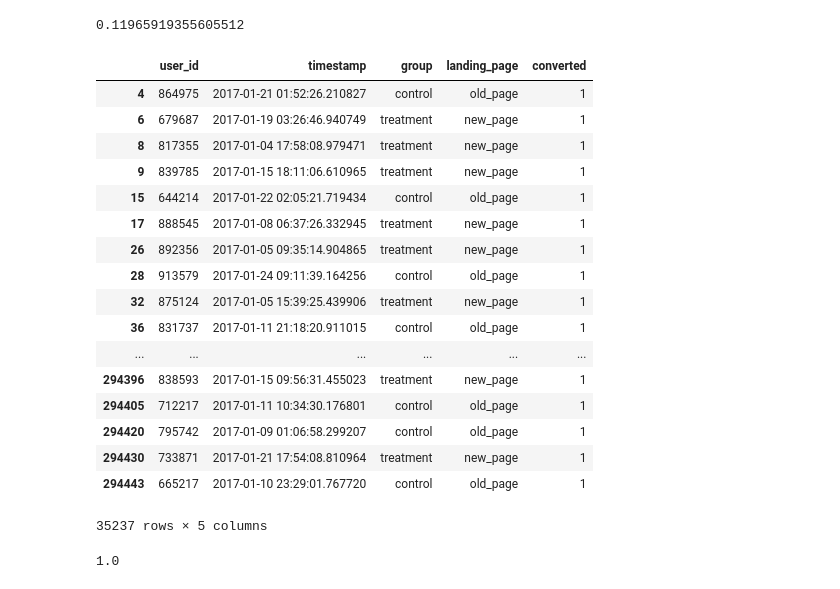
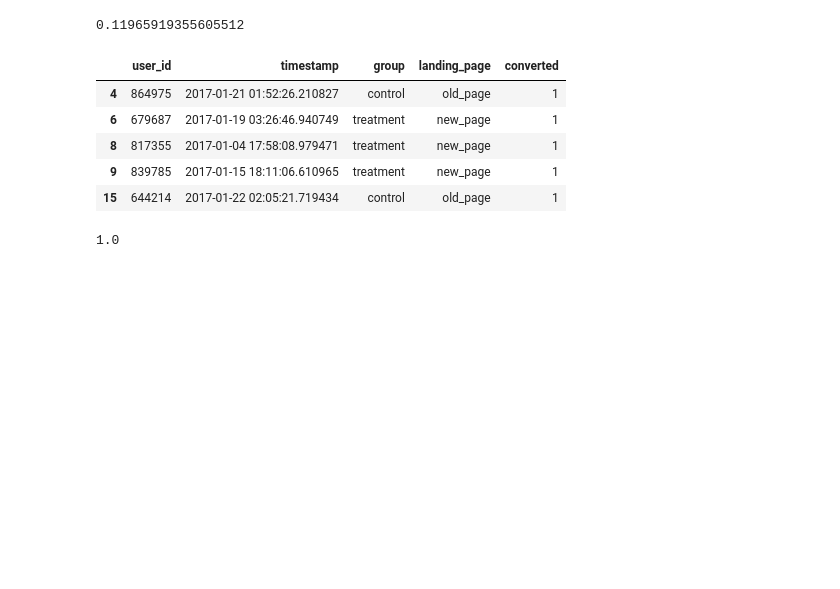
Before and after one commit to chpolyzo/DAND, a Jupyter notebook: third_project/Analyze_ab_test_results_notebook.ipynb, the cells around one changed output. Saved outputs shown, nothing was run; the diff lists cells and outputs as text; code cells hidden in the pictures; blank space fills up the shorter version.

```diff
--- a/third_project/Analyze_ab_test_results_notebook.ipynb
+++ b/third_project/Analyze_ab_test_results_notebook.ipynb
@@ -68,26 +68,14 @@ df['converted'].mean()
 # %%
 mask = (df.converted == 1)
 # %%
-df[mask]
+df[mask].head()
 # %% [output]
 |  | user_id | timestamp | group | landing_page | converted |
 | 4 | 864975 | 2017-01-21 01:52:26.210827 | control | old_page | 1 |
 | 6 | 679687 | 2017-01-19 03:26:46.940749 | treatment | new_page | 1 |
 | 8 | 817355 | 2017-01-04 17:58:08.979471 | treatment | new_page | 1 |
 | 9 | 839785 | 2017-01-15 18:11:06.610965 | treatment | new_page | 1 |
 | 15 | 644214 | 2017-01-22 02:05:21.719434 | control | old_page | 1 |
-| 17 | 888545 | 2017-01-08 06:37:26.332945 | treatment | new_page | 1 |
-| 26 | 892356 | 2017-01-05 09:35:14.904865 | treatment | new_page | 1 |
-| 28 | 913579 | 2017-01-24 09:11:39.164256 | control | old_page | 1 |
-| 32 | 875124 | 2017-01-05 15:39:25.439906 | treatment | new_page | 1 |
-| 36 | 831737 | 2017-01-11 21:18:20.911015 | control | old_page | 1 |
-| ... | ... | ... | ... | ... | ... |
-| 294396 | 838593 | 2017-01-15 09:56:31.455023 | treatment | new_page | 1 |
-| 294405 | 712217 | 2017-01-11 10:34:30.176801 | control | old_page | 1 |
-| 294420 | 795742 | 2017-01-09 01:06:58.299207 | control | old_page | 1 |
-| 294430 | 733871 | 2017-01-21 17:54:08.810964 | treatment | new_page | 1 |
-| 294443 | 665217 | 2017-01-10 23:29:01.767720 | control | old_page | 1 |
-35237 rows × 5 columns
 # %%
 df[mask].converted.mean()
 # %% [output]
```
Also changed, not shown: parts of 10 cells of this notebook, 1 other file.
